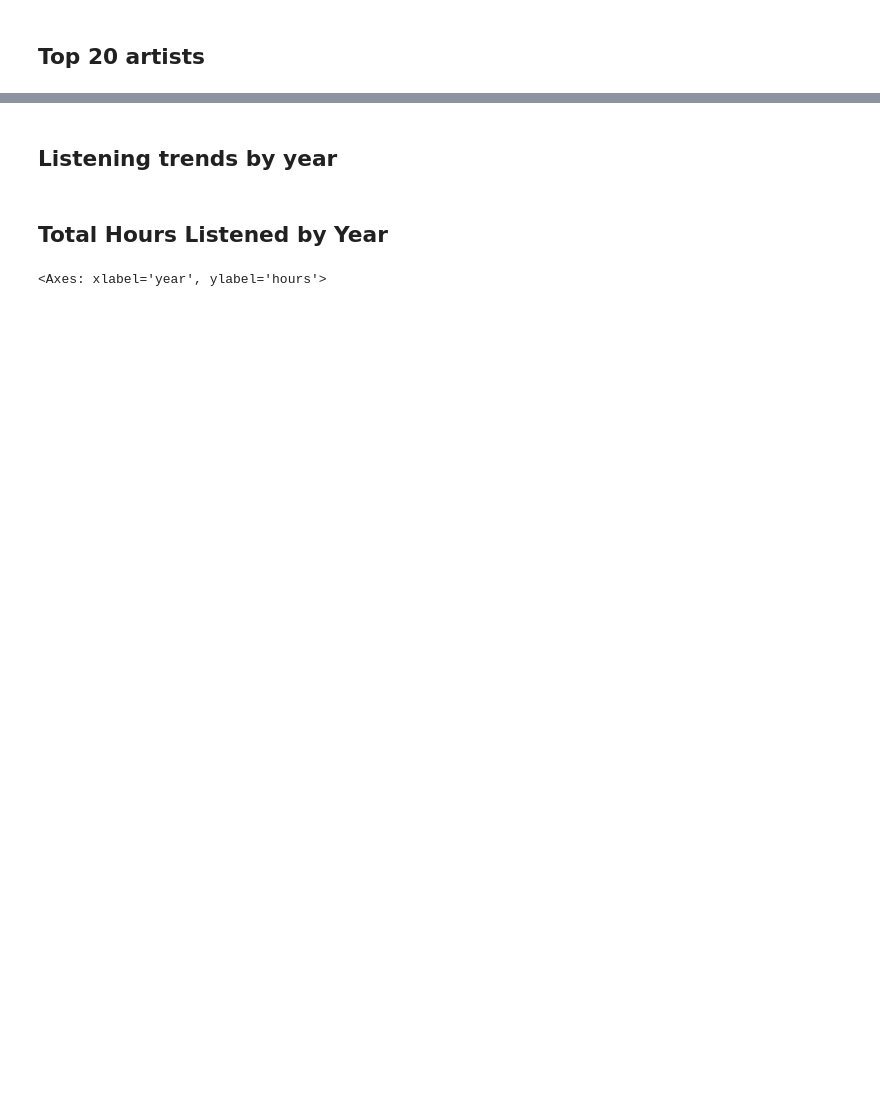
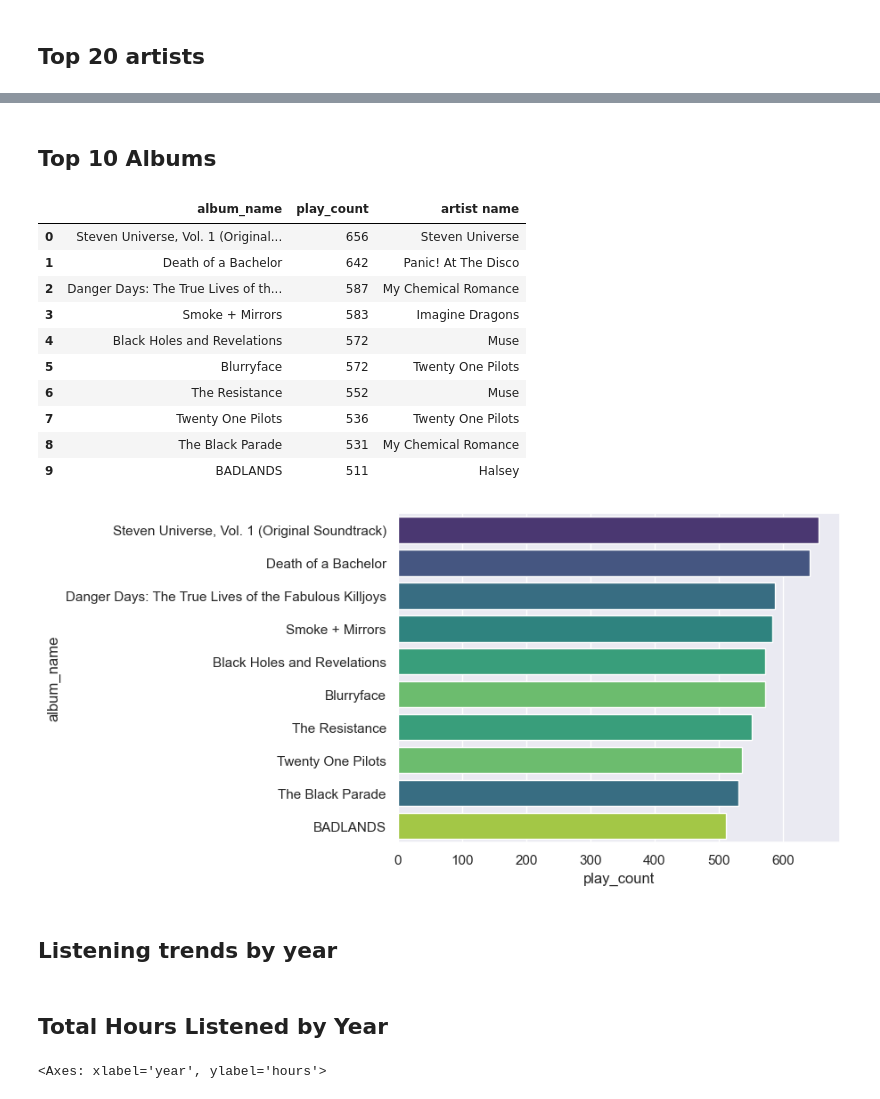
Before and after one commit to jahomii/jahomii.github.io, a Jupyter notebook: Wrapify/wrapify.ipynb, the cells around one changed output, grey strips where cells are left out. Cells and saved outputs as stored; diff of their text form; code cells hidden in the pictures; blank space fills up the shorter version.

```diff
--- a/Wrapify/wrapify.ipynb
+++ b/Wrapify/wrapify.ipynb
@@ -185,3 +216,25 @@ top_artists_summary_anagram.head(20)
+# %% [markdown]
+## Top 10 Albums
+# %%
+# print a bar plot including the top 10 Albums of all time
+sns.barplot(x="play_count", y="album_name", data=top_albums_summary,
+            label="Total", palette="viridis", hue="artist_name", legend=False)
+# print a table including the top 20 tracks of all time
+top_albums_summary_anagram = top_albums_summary.melt(id_vars=["album_name", "play_count"], value_name="artist name").drop(columns=["variable"])
+top_albums_summary_anagram.head(10)
+# %% [output]
+|  | album_name | play_count | artist name |
+| 0 | Steven Universe, Vol. 1 (Original... | 656 | Steven Universe |
+| 1 | Death of a Bachelor | 642 | Panic! At The Disco |
+| 2 | Danger Days: The True Lives of th... | 587 | My Chemical Romance |
+| 3 | Smoke + Mirrors | 583 | Imagine Dragons |
+| 4 | Black Holes and Revelations | 572 | Muse |
+| 5 | Blurryface | 572 | Twenty One Pilots |
+| 6 | The Resistance | 552 | Muse |
+| 7 | Twenty One Pilots | 536 | Twenty One Pilots |
+| 8 | The Black Parade | 531 | My Chemical Romance |
+| 9 | BADLANDS | 511 | Halsey |
+[figure, added]
 # %% [markdown]
 ## Listening trends by year
 # %%
```
Also changed, not shown: parts of 78 cells of this notebook, 12 other files.
